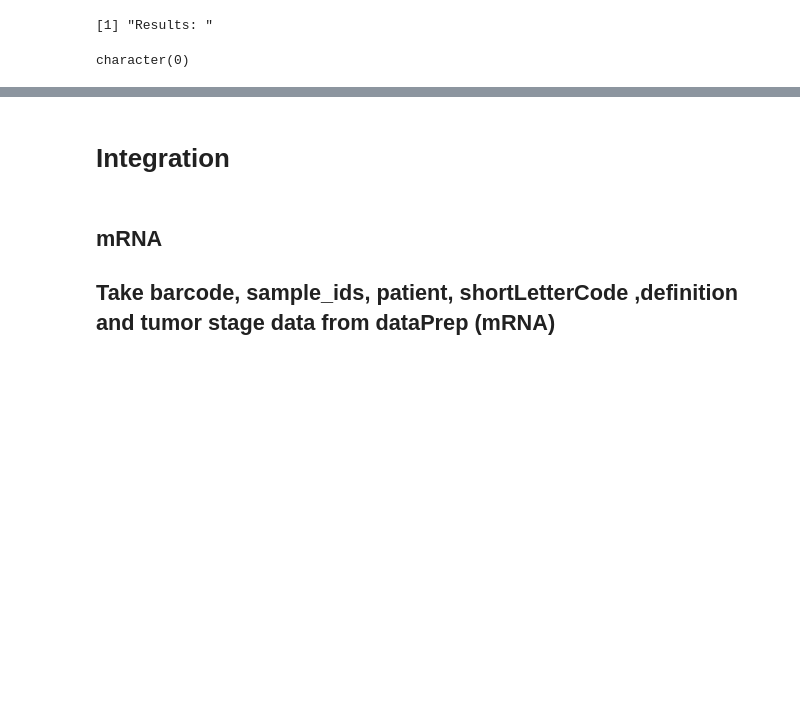
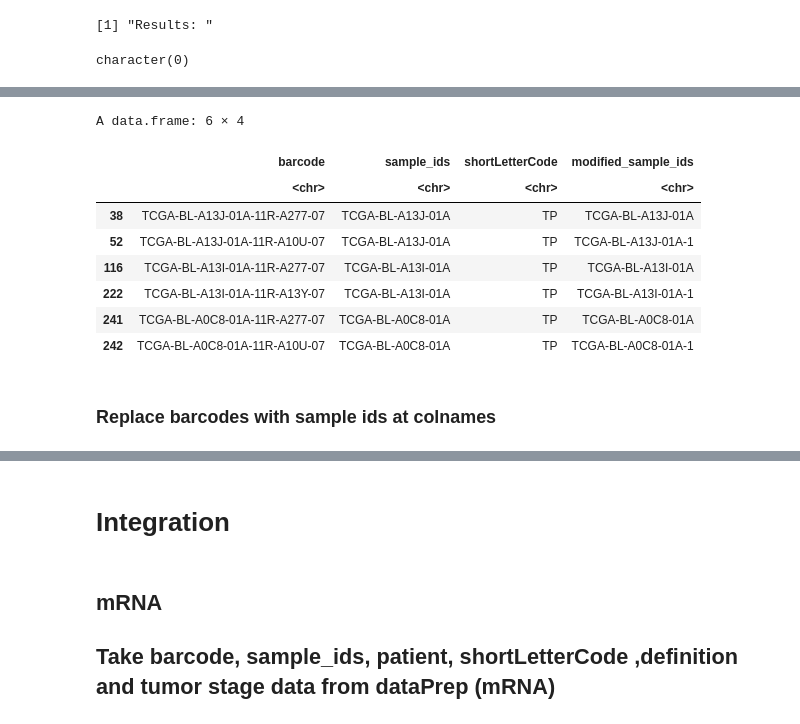
Before and after one commit to TheodosisL/Bioinformatics, a Jupyter notebook: tcga.ipynb, the cells around one changed output, grey strips where cells are left out. Saved outputs shown, nothing was run; the diff lists cells and outputs as text; code cells hidden in the pictures; blank space fills up the shorter version.

```diff
--- a/tcga.ipynb
+++ b/tcga.ipynb
@@ -135,7 +136,13 @@ dds <- DESeqDataSetFromMatrix(countData = assay(dataPrep,"unstranded"),
 # Estimate size factors
 dds <- estimateSizeFactors(dds)
 
-vstData <- varianceStabilizingTransformation(dds)
+# Perform variance-stabilizing transformation with design information
+vsd <- varianceStabilizingTransformation(dds, blind = FALSE)
+
+# Extract the normalized counts
+normalized_counts <- assay(vsd)
+
+head(normalized_counts, 2)
 # %% [output]
 Warning message in DESeqDataSet(se, design = design, ignoreRank):
 “some variables in design formula are characters, converting to factors”
@@ -2259,0 +2284,8 @@ character(0)
+# %%
+barcode <- colnames(normalized_counts)
+sample_ids <- ""
+sample_ids <- apply(as.matrix(barcode),1, function (x){dataPrep$sample[which(dataPrep$barcode %in% x)]})
+shortLetterCode <- ""
+shortLetterCode <- apply(as.matrix(barcode),1, function (x){dataPrep$shortLetterCode[which(dataPrep$barcode %in% x)]})
+mrna_samples <- data.frame(barcode,sample_ids, shortLetterCode)
+head(mrna_samples,2)
@@ -2259,0 +2303,5 @@ character(0)
+# %%
+mrna_samples$modified_sample_ids <- mrna_samples$sample_ids
+modified_ids <- which(duplicated(mrna_samples$sample_ids))
+mrna_samples$modified_sample_ids[modified_ids] <- paste0(mrna_samples$modified_sample_ids[modified_ids], "-1")
+head(mrna_samples,2)
@@ -2259,0 +2314,14 @@ character(0)
+# %%
+mrna_samples[mrna_samples$sample_ids %in% c("TCGA-BL-A13J-01A","TCGA-BL-A13I-01A","TCGA-BL-A0C8-01A"), ]
+# %% [output]
+A data.frame: 6 × 4
+|  | barcode | sample_ids | shortLetterCode | modified_sample_ids |
+|  | <chr> | <chr> | <chr> | <chr> |
+| 38 | TCGA-BL-A13J-01A-11R-A277-07 | TCGA-BL-A13J-01A | TP | TCGA-BL-A13J-01A |
+| 52 | TCGA-BL-A13J-01A-11R-A10U-07 | TCGA-BL-A13J-01A | TP | TCGA-BL-A13J-01A-1 |
+| 116 | TCGA-BL-A13I-01A-11R-A277-07 | TCGA-BL-A13I-01A | TP | TCGA-BL-A13I-01A |
+| 222 | TCGA-BL-A13I-01A-11R-A13Y-07 | TCGA-BL-A13I-01A | TP | TCGA-BL-A13I-01A-1 |
+| 241 | TCGA-BL-A0C8-01A-11R-A277-07 | TCGA-BL-A0C8-01A | TP | TCGA-BL-A0C8-01A |
+| 242 | TCGA-BL-A0C8-01A-11R-A10U-07 | TCGA-BL-A0C8-01A | TP | TCGA-BL-A0C8-01A-1 |
+# %% [markdown]
+### Replace barcodes with sample ids at colnames
```
Also changed, not shown: parts of 79 cells of this notebook.
